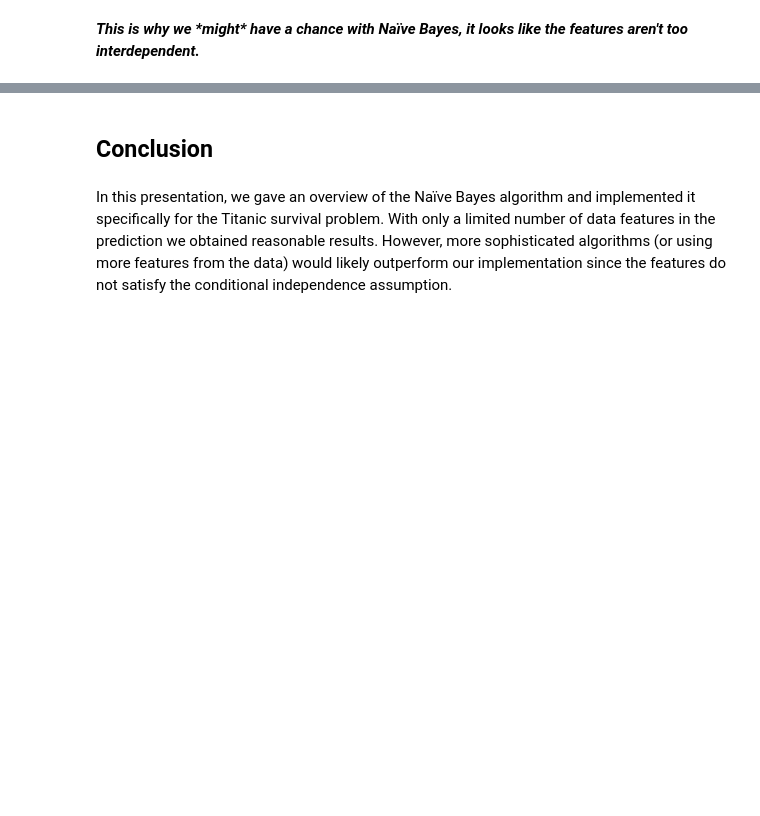
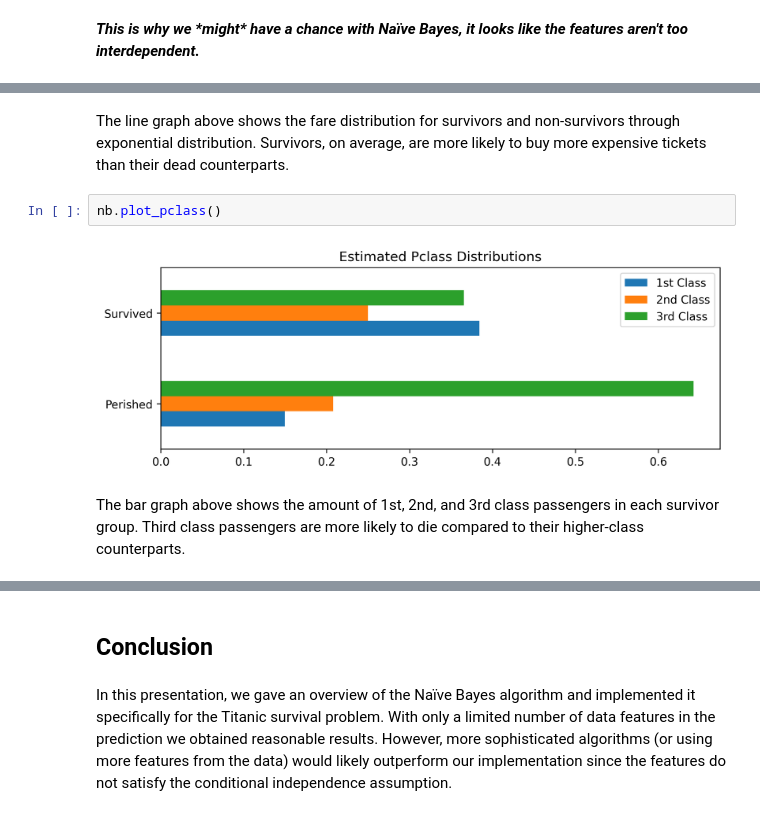
Before and after one commit to AngC1998/Fall_2020_Directed_Reading_Program, a Jupyter notebook: Titanic.ipynb, the cells around one changed output, grey strips where cells are left out. Cells and saved outputs as stored; diff of their text form; blank space fills up the shorter version.

```diff
--- a/Titanic.ipynb
+++ b/Titanic.ipynb
@@ -586,2 +645,10 @@ nb.plot_sex()
+# %% [markdown]
+The line graph above shows the fare distribution for survivors and non-survivors through exponential distribution. Survivors, on average, are more likely to buy more expensive tickets than their dead counterparts.
+# %%
+nb.plot_pclass()
+# %% [output]
+[figure, added]
+# %% [markdown]
+The bar graph above shows the amount of 1st, 2nd, and 3rd class passengers in each survivor group. Third class passengers are more likely to die compared to their higher-class counterparts.
 # %%
 nb.proba(test_data)
```
Also changed, not shown: parts of 31 cells of this notebook.
